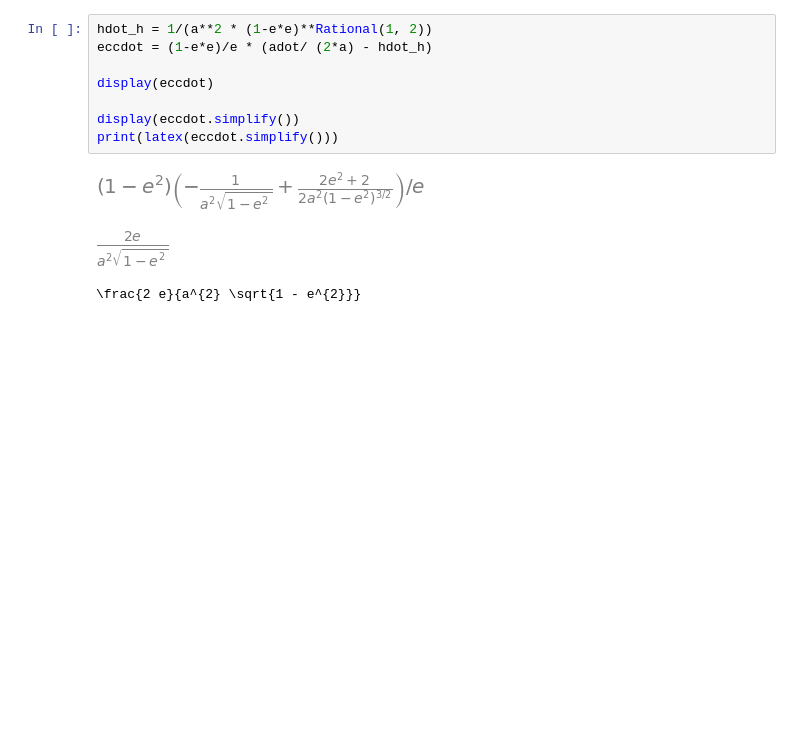
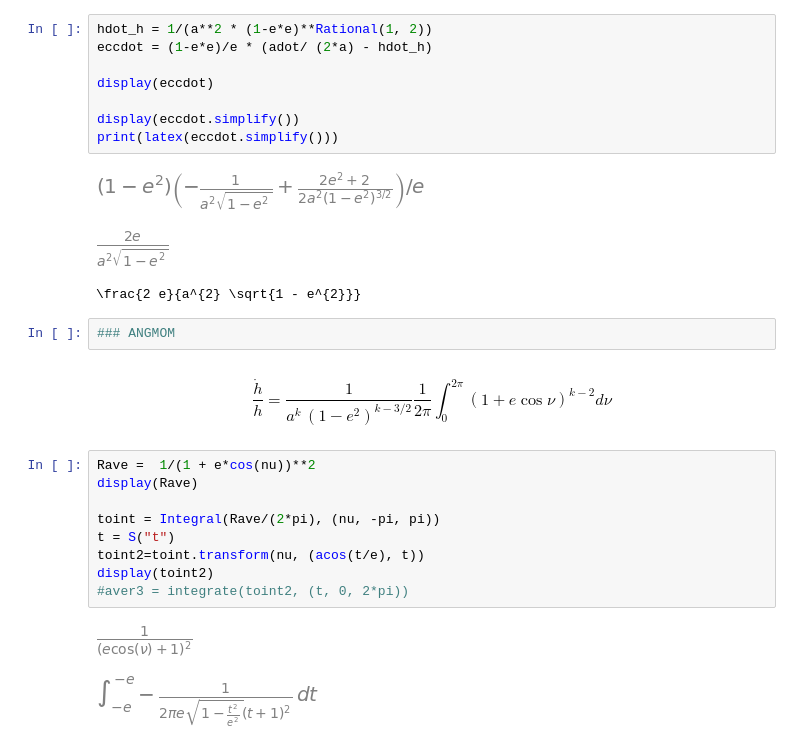
Before and after one commit to spzwart/DynBinEv, a Jupyter notebook: eqs/more_eqs.ipynb, the cells around one changed output. Saved outputs shown, nothing was run; the diff lists cells and outputs as text; blank space fills up the shorter version.

```diff
--- a/eqs/more_eqs.ipynb
+++ b/eqs/more_eqs.ipynb
@@ -239,3 +248,19 @@ print(latex(eccdot.simplify()))
 [figure]
 [figure]
 \frac{2 e}{a^{2} \sqrt{1 - e^{2}}}
+# %%
+### ANGMOM
+# %% [markdown]
+$$ \frac{\dot{h}}{h} = \frac{1}{a^{k}\,(1-e^2)^{k-3/2}} \frac{1}{2\pi} \int_{0}^{2\pi} (1 + e \cos{\nu})^{k-2} d\nu$$
+# %%
+Rave =  1/(1 + e*cos(nu))**2
+display(Rave)
+
+toint = Integral(Rave/(2*pi), (nu, -pi, pi))
+t = S("t")
+toint2=toint.transform(nu, (acos(t/e), t))
+display(toint2)
+#aver3 = integrate(toint2, (t, 0, 2*pi))
+# %% [output]
+[figure, added]
+[figure, added]
```
Also changed, not shown: parts of 8 cells of this notebook, 10 other files.
